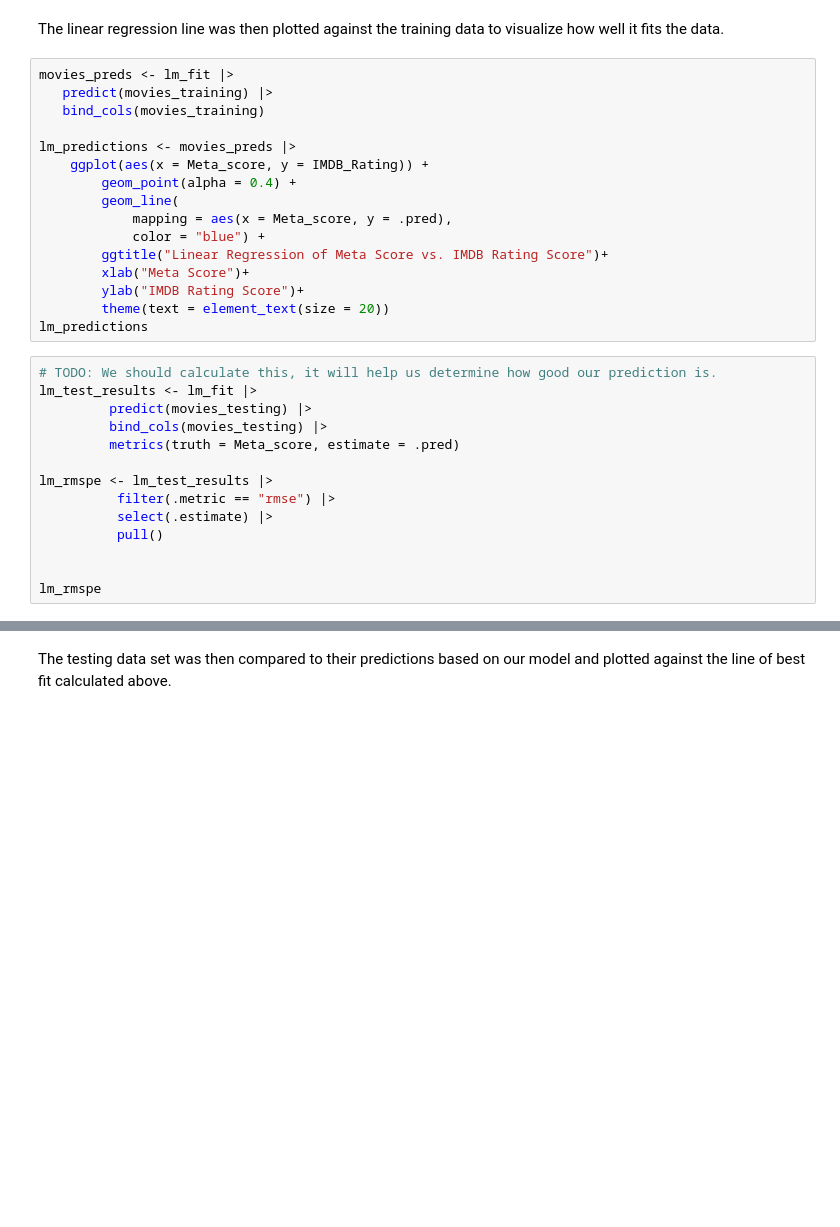
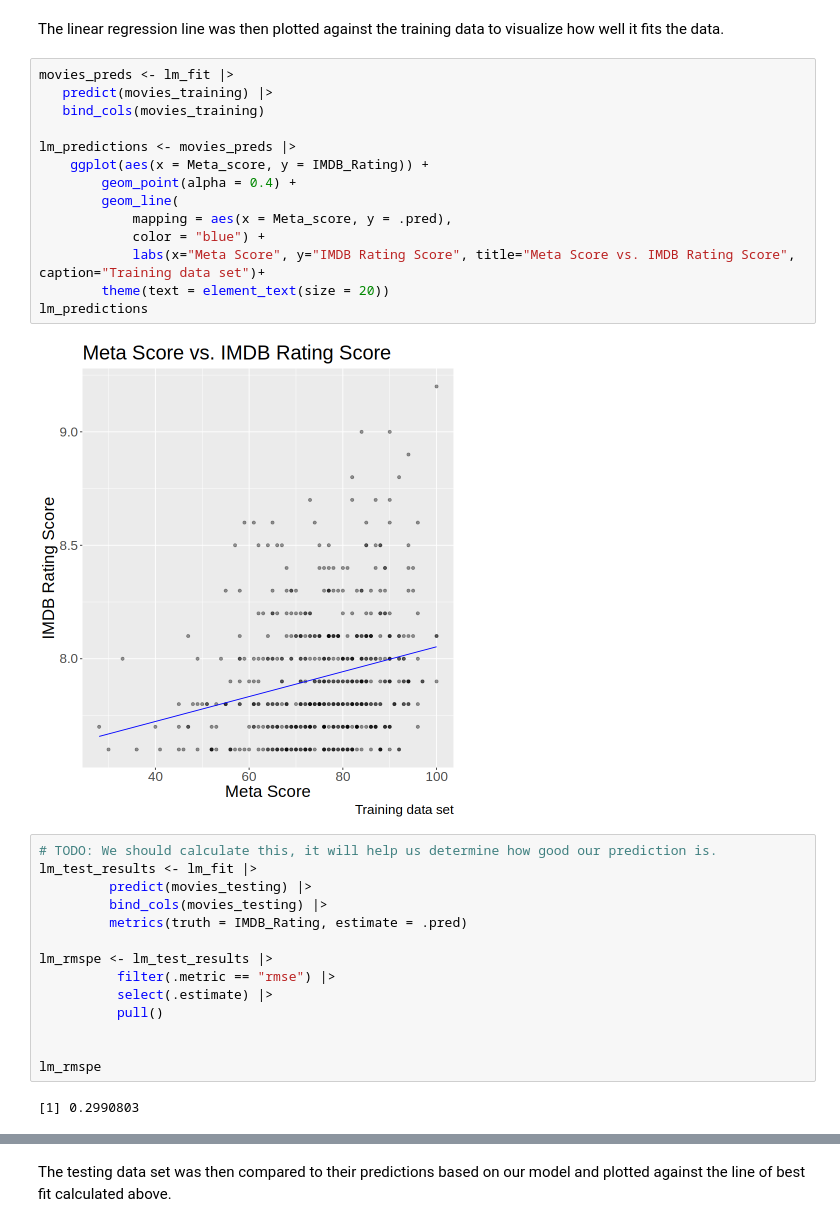
Before and after one commit to anh-dong/dsci-100-2023w1-group-33, a Jupyter notebook: Report.ipynb, the cells around one changed output, grey strips where cells are left out. Cells and saved outputs as stored; diff of their text form; blank space fills up the shorter version.

Commit message:
graph title added

```diff
--- a/Report.ipynb
+++ b/Report.ipynb
@@ -88,25 +134,25 @@ The linear regression line was then plotted against the training data to visuali
 # %%
 movies_preds <- lm_fit |>
    predict(movies_training) |>
    bind_cols(movies_training)
 
 lm_predictions <- movies_preds |>
     ggplot(aes(x = Meta_score, y = IMDB_Rating)) +
         geom_point(alpha = 0.4) +
         geom_line(
             mapping = aes(x = Meta_score, y = .pred),
             color = "blue") +
-        ggtitle("Linear Regression of Meta Score vs. IMDB Rating Score")+
-        xlab("Meta Score")+
-        ylab("IMDB Rating Score")+
+            labs(x="Meta Score", y="IMDB Rating Score", title="Meta Score vs. IMDB Rating Score", caption="Training data set")+
         theme(text = element_text(size = 20))
 lm_predictions
+# %% [output]
+[figure, added]
 # %%
 # TODO: We should calculate this, it will help us determine how good our prediction is.
 lm_test_results <- lm_fit |>
          predict(movies_testing) |>
          bind_cols(movies_testing) |>
-         metrics(truth = Meta_score, estimate = .pred)
+         metrics(truth = IMDB_Rating, estimate = .pred)
 
 lm_rmspe <- lm_test_results |>
           filter(.metric == "rmse") |>
@@ -115,6 +161,8 @@ lm_rmspe <- lm_test_results |>
 
 
 lm_rmspe
+# %% [output]
+[1] 0.2990803
 # %%
 lm_training_results <- lm_fit |>
          predict(movies_training) |>
```
Also changed, not shown: parts of 6 cells of this notebook.
